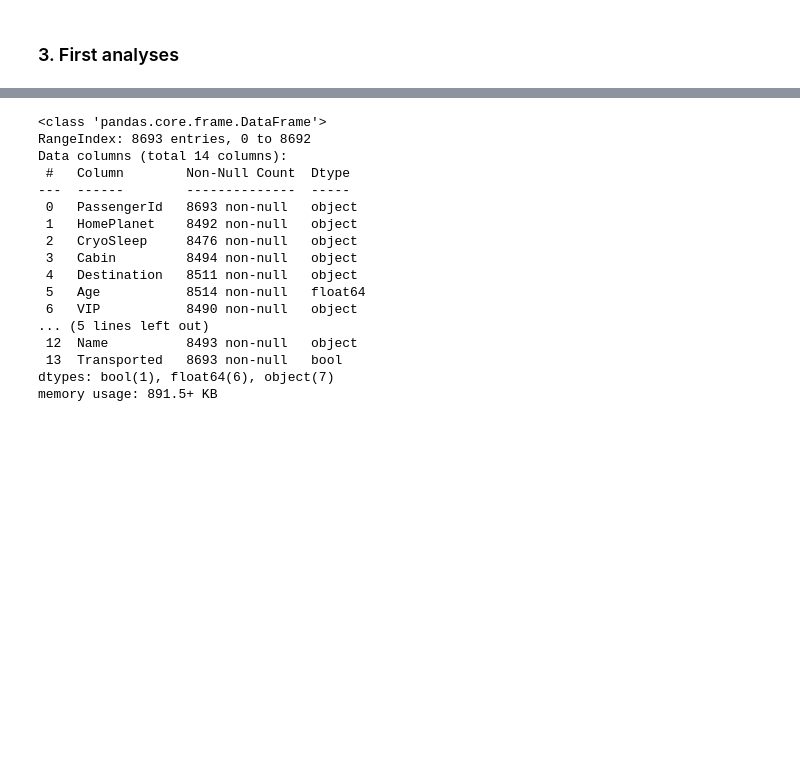
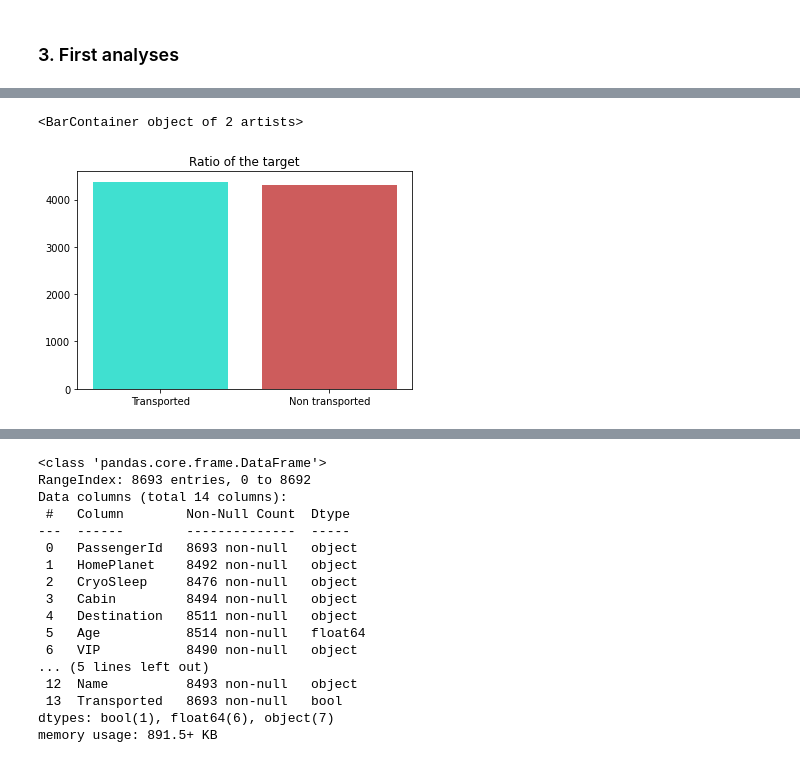
Before and after one commit to Steven-Maurice/projet_8_kaggle, a Jupyter notebook: spaceship-titanic.ipynb, the cells around one changed output, grey strips where cells are left out. Drawn from its saved outputs; the diff is of its cells as text; code cells hidden in the pictures; blank space fills up the shorter version.

Commit message:
Kaggle Notebook | spaceship-titanic | add some graphs

```diff
--- a/spaceship-titanic.ipynb
+++ b/spaceship-titanic.ipynb
@@ -53,0 +84,6 @@ x_test.head()
+# %%
+plt.title('Ratio of the target')
+plt.bar(x=['Transported', 'Non transported'], height=y_train.value_counts(), color=('turquoise', 'indianred'))
+# %% [output]
+<BarContainer object of 2 artists>
+[figure, added]
```
Also changed, not shown: parts of 14 cells of this notebook.
